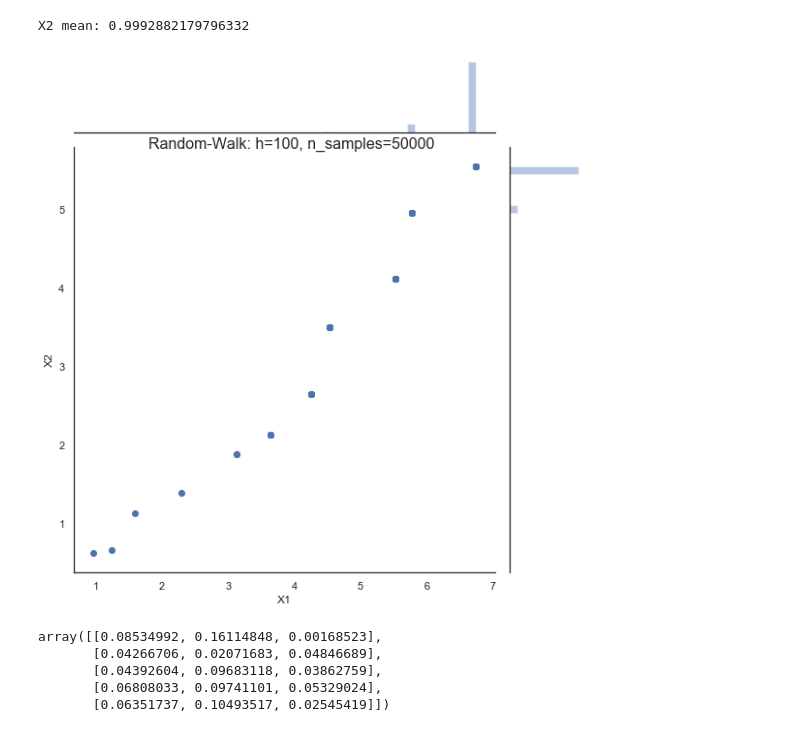
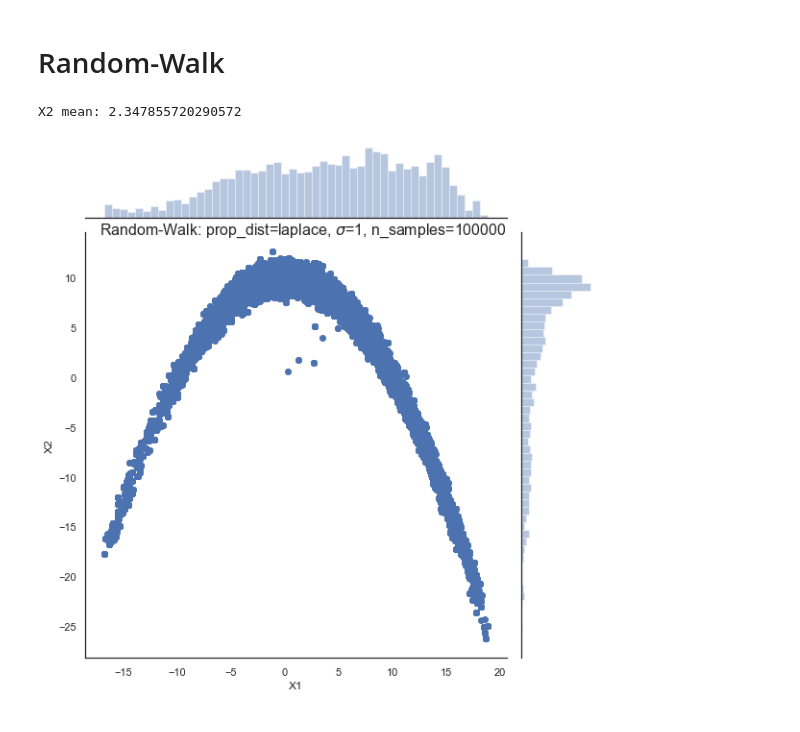
Before and after one commit to albellov/stochan_2019, a Jupyter notebook: hw2_task6.ipynb, the cells around one changed output. Cells and saved outputs as stored; diff of their text form; code cells hidden in the pictures.

```diff
--- a/hw2_task6.ipynb
+++ b/hw2_task6.ipynb
@@ -15,10 +19,12 @@ def second(x):
 
 
 def U(x):
+    assert len(x) == d
     return x[0]**2/2/p + second(x)**2 + (x[3:]**2).sum()/2
 
 
 def grad_U(x):
+    assert len(x) == d
     grad = x.copy()
     grad[0] = x[0]/p + 4*x[0]*b*second(x)
     grad[1] = 2*second(x)
@@ -67,6 +75,8 @@ def RWMA(x0, dist, sigma=1, n_samples=100, prop_dist='norm'):
         z = np.random.normal(0, sigma, (n_samples, shape))
     elif prop_dist == 'laplace':
         z = np.random.laplace(0, sigma, (n_samples, shape))
+    elif prop_dist == 'uni':
+        z = np.random.uniform(-sigma, sigma, (n_samples, shape))
     else:
         raise ValueError
     acceptances = np.zeros(n_samples)
@@ -130,21 +167,15 @@ plt.grid()
+# %% [markdown]
+# Random-Walk
 # %%
-n_samples = 50000
-props = ['norm', 'laplace', 'exp']
+n_samples = 100000
+sigma = 1
+prop_dist = 'laplace'
+result_RWMA, _ = RWMA(x0, task_dist, n_samples=n_samples, prop_dist=prop_dist, sigma=sigma)
 
-result_RWMA, acceptance_RWMA = RWMA(x0, task_dist, n_samples=n_samples, prop_dist='uni', sigma=1)
-
-print(f'X2 mean: {result_RWMA[1].mean()}')
+print(f'X2 mean: {result_RWMA[:, 1].mean()}')
 g = sns.jointplot(x=result_RWMA[:, 0], y=result_RWMA[:, 1], height=8).set_axis_labels('X1', 'X2')
-plt.title(f'Random-Walk: h={h}, n_samples={n_samples}', fontsize=16, x=-3, pad=-2)
+plt.title(fr'Random-Walk: prop_dist={prop_dist}, $\sigma$={sigma}, n_samples={n_samples}', fontsize=16, x=-3, pad=-2)
 plt.show()
 # %% [output]
-X2 mean: 0.9992882179796332
+X2 mean: 2.347855720290572
-[figure, old version]
+[figure, new version]
-# %%
-np.random.exponential(0.1, (5, 3))
-# %% [output]
-array([[0.08534992, 0.16114848, 0.00168523],
-       [0.04266706, 0.02071683, 0.04846689],
-       [0.04392604, 0.09683118, 0.03862759],
-       [0.06808033, 0.09741101, 0.05329024],
-       [0.06351737, 0.10493517, 0.02545419]])
```
Also changed, not shown: parts of 15 cells of this notebook.
